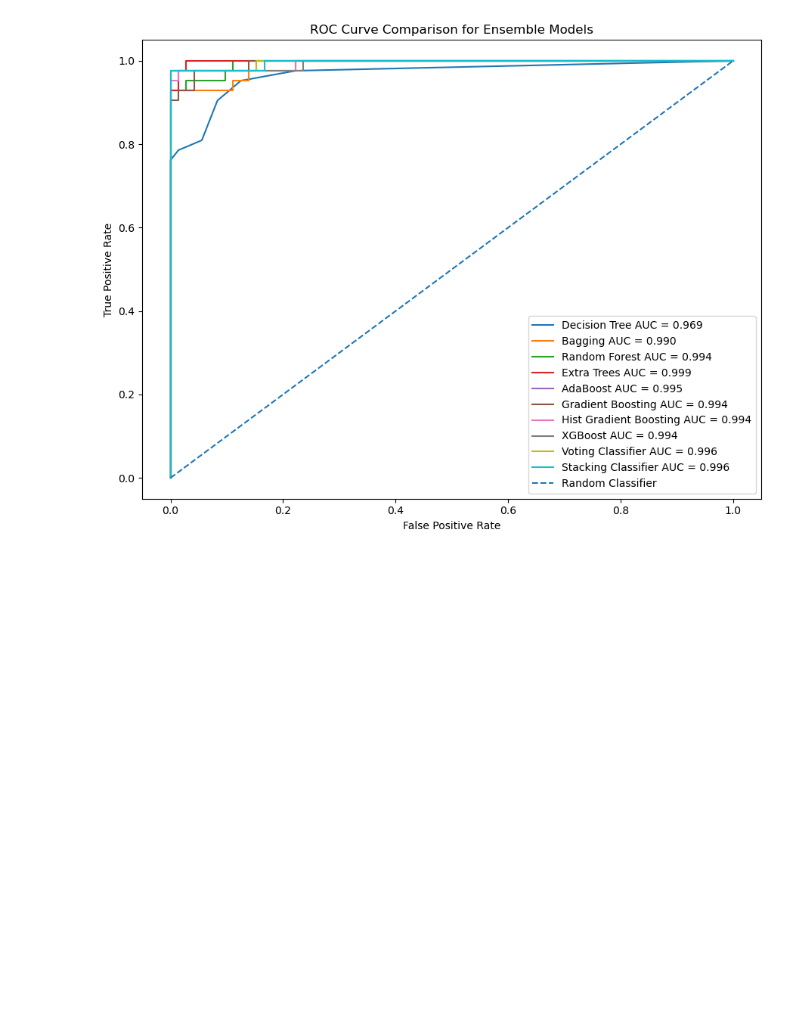
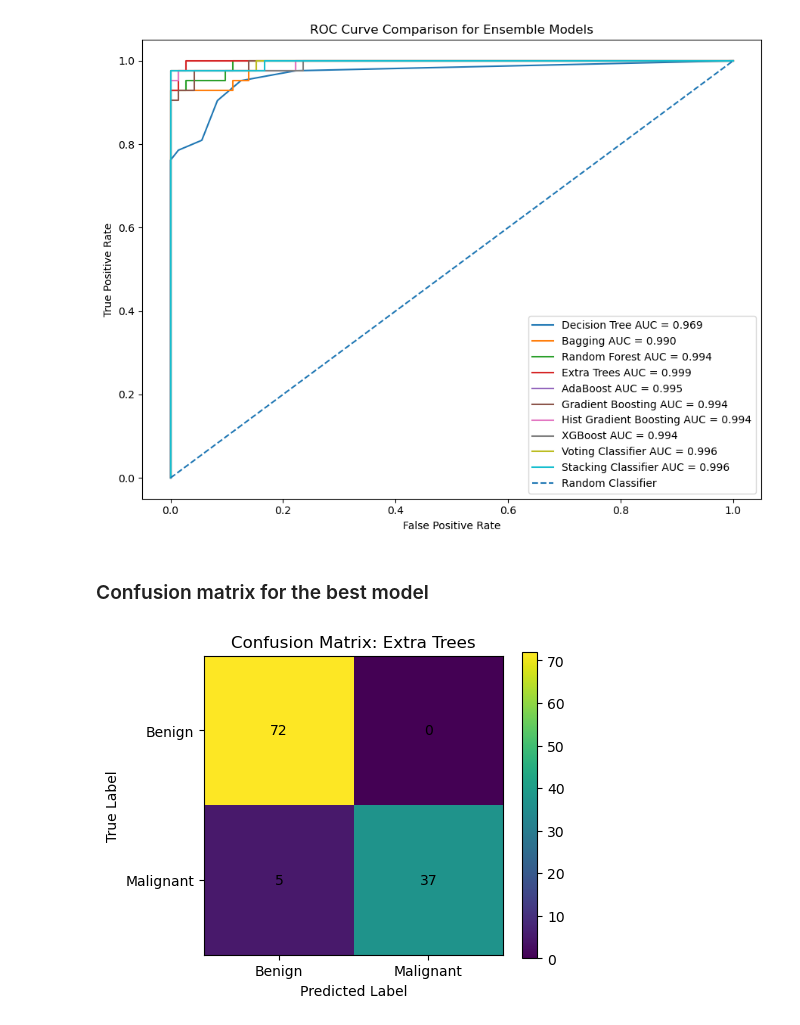
Before and after one commit to profshai/machine-learning-deep-learning, a Jupyter notebook: 01_supervised_ML/03_ensemble/ensemble_learning.ipynb, the cells around one changed output. Drawn from its saved outputs; the diff is of its cells as text; code cells hidden in the pictures; blank space fills up the shorter version.

Commit message:
Confusion Matrix for best model

```diff
--- a/01_supervised_ML/03_ensemble/ensemble_learning.ipynb
+++ b/01_supervised_ML/03_ensemble/ensemble_learning.ipynb
@@ -560,3 +560,31 @@ plt.tight_layout()
 plt.show()
 # %% [output]
 [figure]
+# %% [markdown]
+### Confusion matrix for the best model
+# %%
+best_model_name = final_comparison.iloc[0]["Model"]
+best_predictions = predictions[best_model_name]
+
+cm = confusion_matrix(y_test, best_predictions)
+
+plt.figure(figsize=(5, 4))
+plt.imshow(cm)
+plt.title(f"Confusion Matrix: {best_model_name}")
+plt.xlabel("Predicted Label")
+plt.ylabel("True Label")
+plt.colorbar()
+
+labels = ["Benign", "Malignant"]
+
+plt.xticks([0, 1], labels)
+plt.yticks([0, 1], labels)
+
+for i in range(cm.shape[0]):
+    for j in range(cm.shape[1]):
+        plt.text(j, i, cm[i, j], ha="center", va="center")
+
+plt.tight_layout()
+plt.show()
+# %% [output]
+[figure, added]
```
